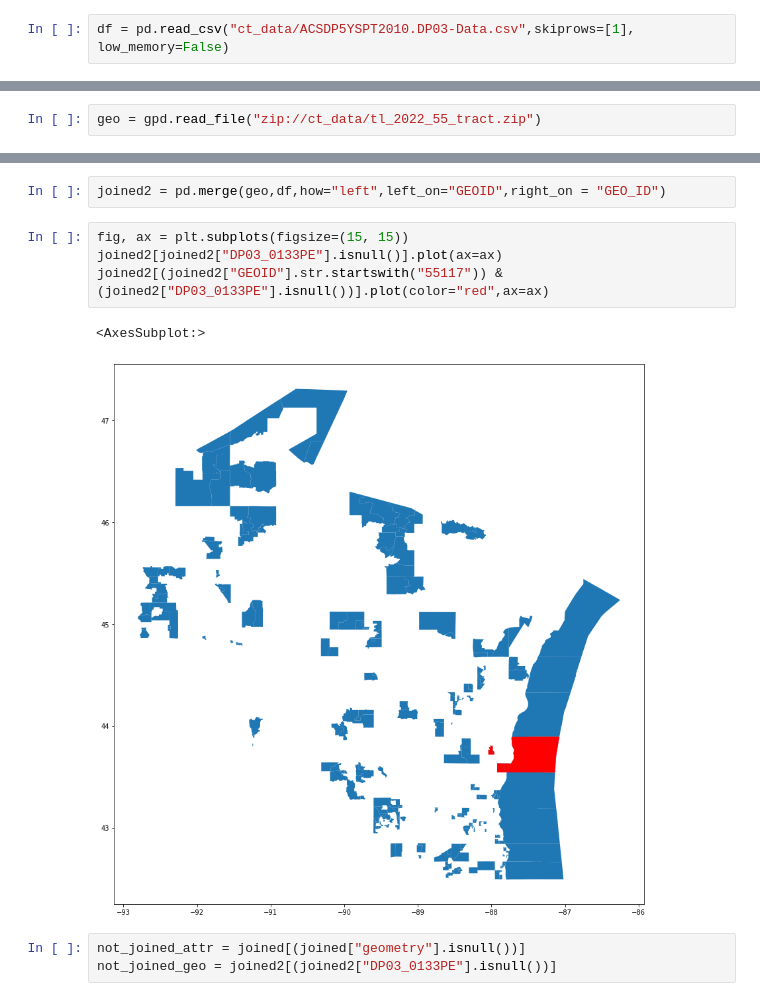
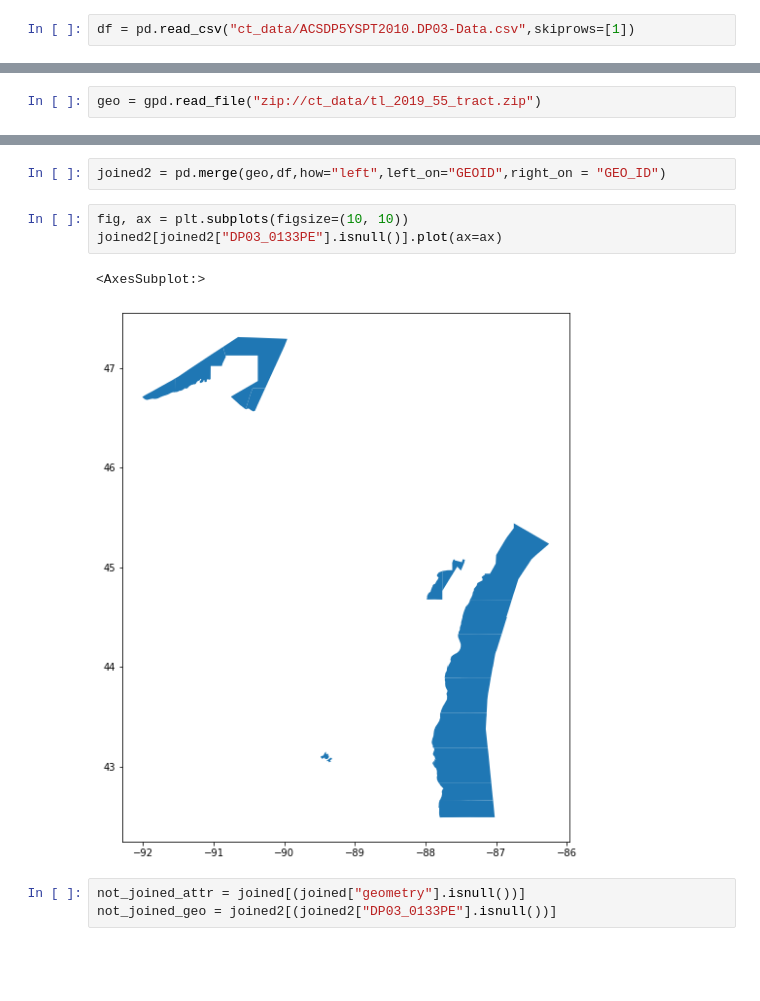
Before and after one commit to ychen884/STICC-GCC, a Jupyter notebook: process_data.ipynb, the cells around one changed output, grey strips where cells are left out. Saved outputs shown, nothing was run; the diff lists cells and outputs as text; blank space fills up the shorter version.

```diff
--- a/process_data.ipynb
+++ b/process_data.ipynb
@@ -5,7 +5,7 @@ import geopandas as gpd
 import numpy as np
 import matplotlib.pyplot as plt
 # %%
-df = pd.read_csv("ct_data/ACSDP5YSPT2010.DP03-Data.csv",skiprows=[1], low_memory=False)
+df = pd.read_csv("ct_data/ACSDP5YSPT2010.DP03-Data.csv",skiprows=[1])
 # %%
 col_names = pd.Series(df.columns)
 useful_idx = ["GEO_ID"]
@@ -54,4 +60,4 @@ df
 | 1391 | 55141011700 | Census Tract 117, Wood County, Wi... | 3746 | 3746 | 2372 | 63.3 | 2364 | 63.1 | ... |
 1392 rows × 217 columns
 # %%
-geo = gpd.read_file("zip://ct_data/tl_2022_55_tract.zip")
+geo = gpd.read_file("zip://ct_data/tl_2019_55_tract.zip")
@@ -97,12 +98,11 @@ joined[joined["geometry"].isnull()]
 # %%
 joined2 = pd.merge(geo,df,how="left",left_on="GEOID",right_on = "GEO_ID")
 # %%
-fig, ax = plt.subplots(figsize=(15, 15))
+fig, ax = plt.subplots(figsize=(10, 10))
 joined2[joined2["DP03_0133PE"].isnull()].plot(ax=ax)
-joined2[(joined2["GEOID"].str.startswith("55117")) &(joined2["DP03_0133PE"].isnull())].plot(color="red",ax=ax)
 # %% [output]
 <AxesSubplot:>
-[figure, old version]
+[figure, new version]
 # %%
 not_joined_attr = joined[(joined["geometry"].isnull())]
 not_joined_geo = joined2[(joined2["DP03_0133PE"].isnull())]
```
Also changed, not shown: parts of 13 cells of this notebook, 2 other files.
